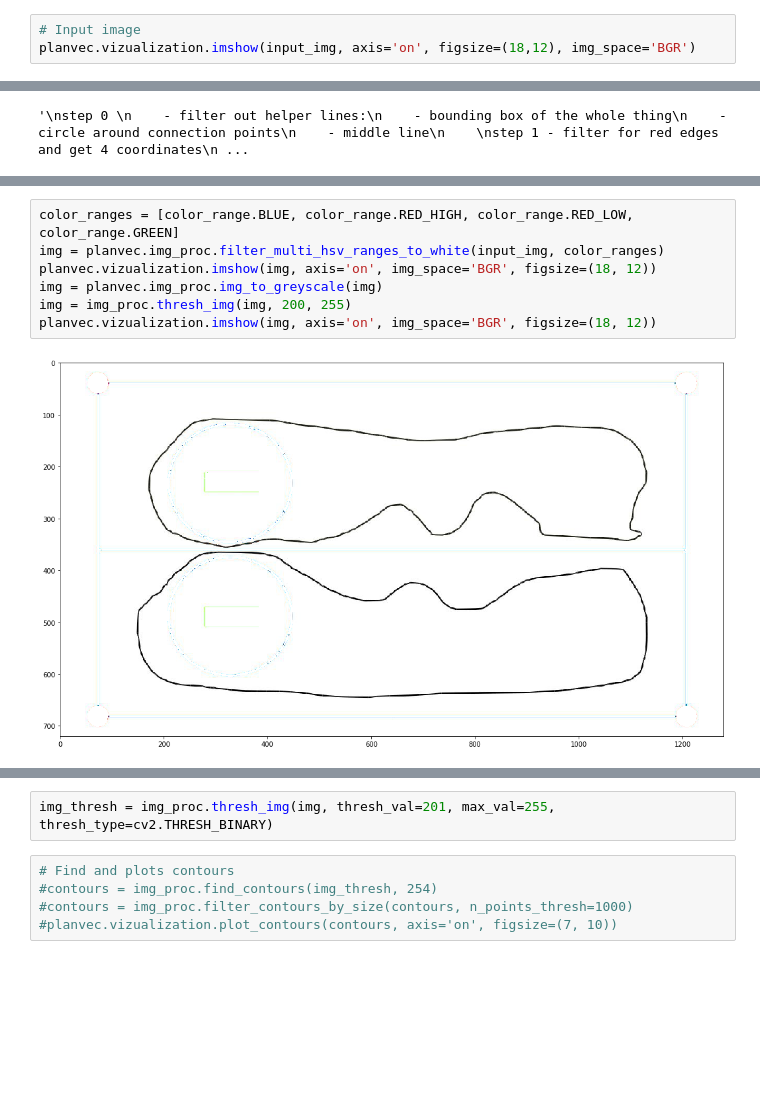
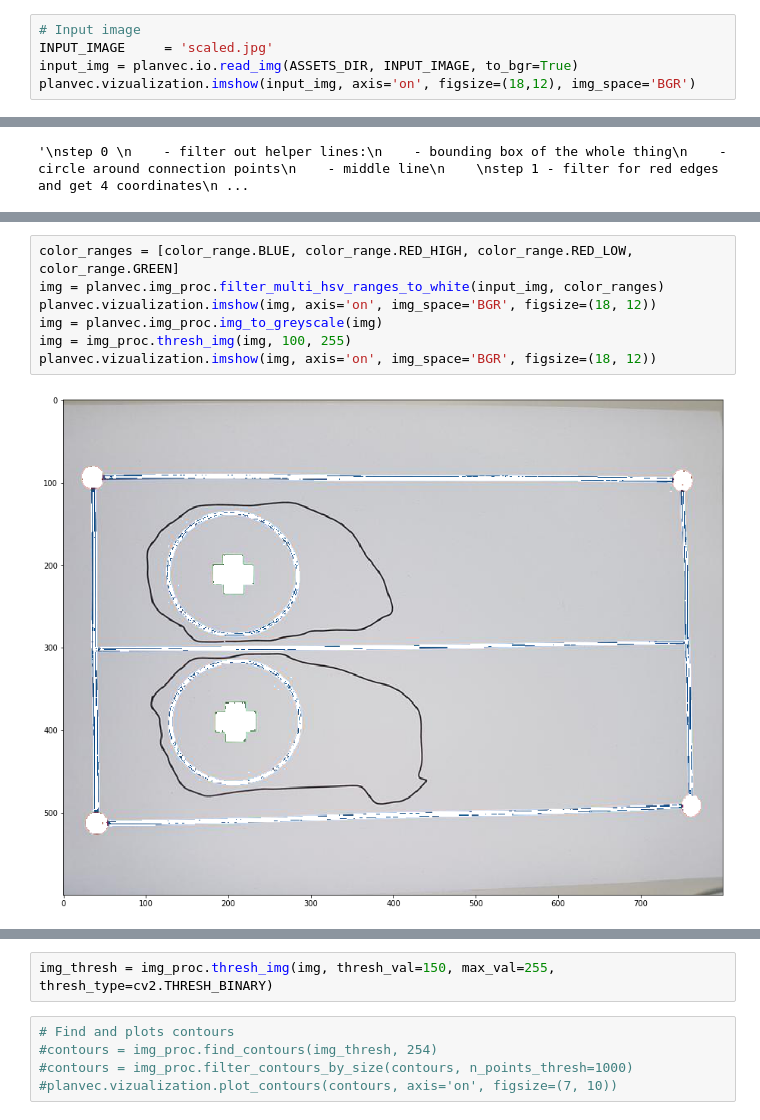
Before and after one commit to cybathlon-at-school/planvec, a Jupyter notebook: notebooks/img_vectorization.ipynb, the cells around one changed output, grey strips where cells are left out. Saved outputs shown, nothing was run; the diff lists cells and outputs as text; blank space fills up the shorter version.

```diff
--- a/notebooks/img_vectorization.ipynb
+++ b/notebooks/img_vectorization.ipynb
@@ -26,4 +33,6 @@ img = img_proc.copy_img(input_img)  # Perform processing on image copy to keep o
 # %%
 # Input image
+INPUT_IMAGE     = 'scaled.jpg'
+input_img = planvec.io.read_img(ASSETS_DIR, INPUT_IMAGE, to_bgr=True)
 planvec.vizualization.imshow(input_img, axis='on', figsize=(18,12), img_space='BGR')
 # %% [output]
@@ -79,9 +92,9 @@ planvec.vizualization.imshow(mask, axis='on', img_space='BGR', figsize=(18, 12))
 # %%
 color_ranges = [color_range.BLUE, color_range.RED_HIGH, color_range.RED_LOW, color_range.GREEN]
 img = planvec.img_proc.filter_multi_hsv_ranges_to_white(input_img, color_ranges)
 planvec.vizualization.imshow(img, axis='on', img_space='BGR', figsize=(18, 12))
 img = planvec.img_proc.img_to_greyscale(img)
-img = img_proc.thresh_img(img, 200, 255)
+img = img_proc.thresh_img(img, 100, 255)
 planvec.vizualization.imshow(img, axis='on', img_space='BGR', figsize=(18, 12))
 # %% [output]
-[figure, old version]
+[figure, new version]
@@ -89,5 +102,5 @@ planvec.vizualization.imshow(img, axis='on', img_space='BGR', figsize=(18, 12))
 # %%
-img_thresh = img_proc.thresh_img(img, thresh_val=201, max_val=255, thresh_type=cv2.THRESH_BINARY)
+img_thresh = img_proc.thresh_img(img, thresh_val=150, max_val=255, thresh_type=cv2.THRESH_BINARY)
 # %%
 # Find and plots contours
 #contours = img_proc.find_contours(img_thresh, 254)
```
Also changed, not shown: parts of 15 cells of this notebook, 18 other files.
